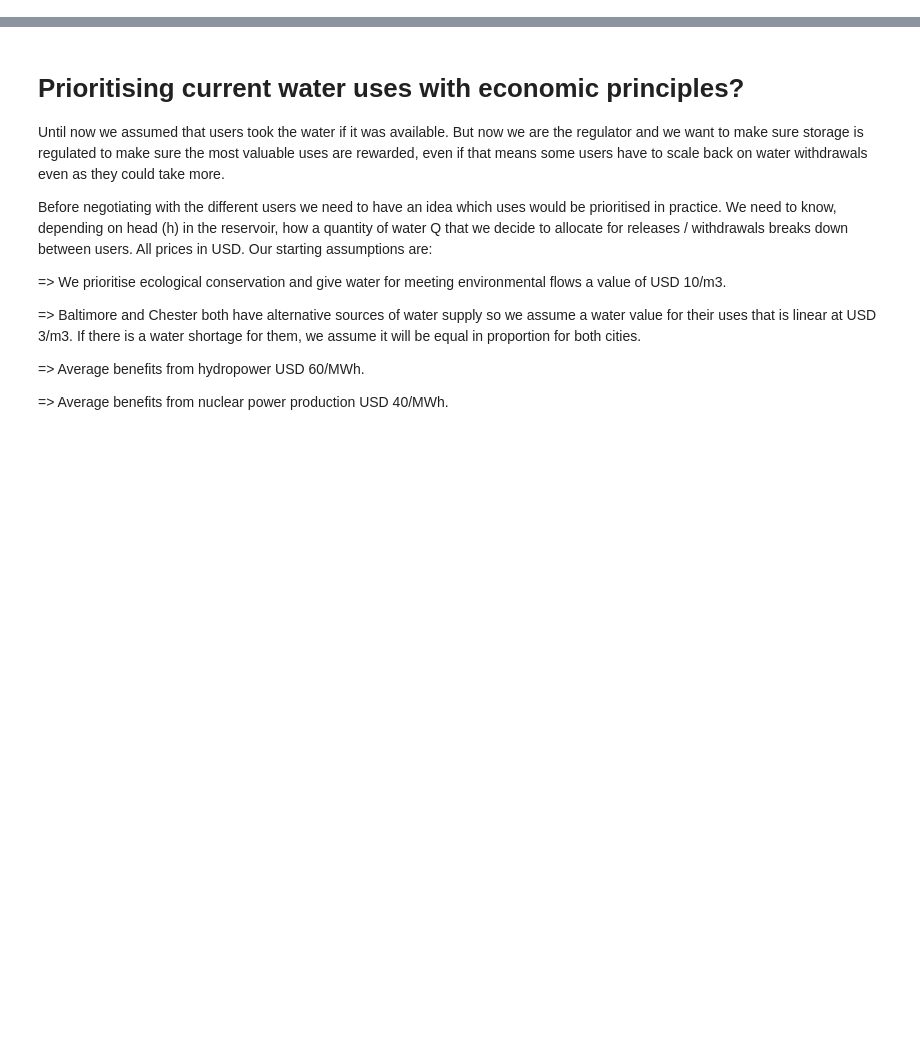
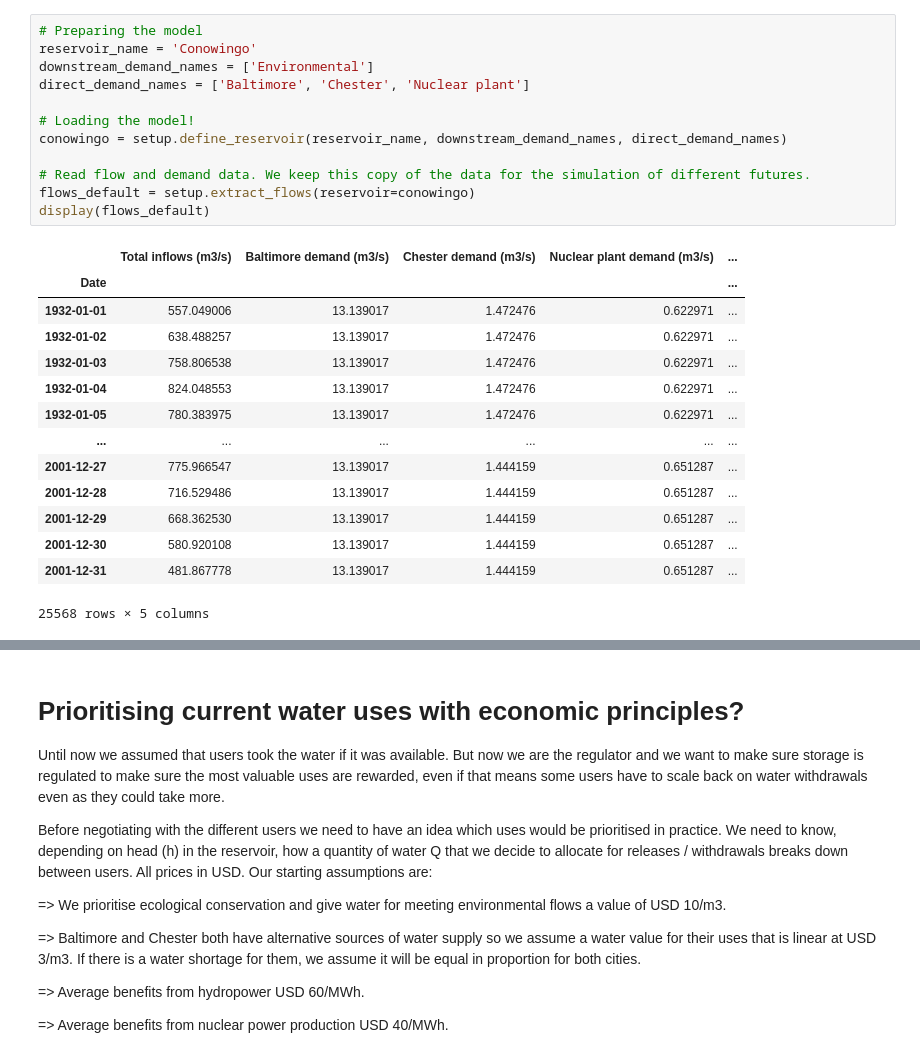
Before and after one commit to charlesrouge/civx782, a Jupyter notebook: tutorials/4-Measuring_performance.ipynb, the cells around one changed output, grey strips where cells are left out. Drawn from its saved outputs; the diff is of its cells as text; blank space fills up the shorter version.

```diff
--- a/tutorials/4-Measuring_performance.ipynb
+++ b/tutorials/4-Measuring_performance.ipynb
@@ -222,0 +15,27 @@ Which objectives do you feel the chosen operating policy favours? Why?
+# %%
+# Preparing the model
+reservoir_name = 'Conowingo'
+downstream_demand_names = ['Environmental']
+direct_demand_names = ['Baltimore', 'Chester', 'Nuclear plant']
+
+# Loading the model!
+conowingo = setup.define_reservoir(reservoir_name, downstream_demand_names, direct_demand_names)
+
+# Read flow and demand data. We keep this copy of the data for the simulation of different futures.
+flows_default = setup.extract_flows(reservoir=conowingo)
+display(flows_default)
+# %% [output]
+|  | Total inflows (m3/s) | Baltimore demand (m3/s) | Chester demand (m3/s) | Nuclear plant demand (m3/s) | ... |
+| Date |  |  |  |  | ... |
+| 1932-01-01 | 557.049006 | 13.139017 | 1.472476 | 0.622971 | ... |
+| 1932-01-02 | 638.488257 | 13.139017 | 1.472476 | 0.622971 | ... |
+| 1932-01-03 | 758.806538 | 13.139017 | 1.472476 | 0.622971 | ... |
+| 1932-01-04 | 824.048553 | 13.139017 | 1.472476 | 0.622971 | ... |
+| 1932-01-05 | 780.383975 | 13.139017 | 1.472476 | 0.622971 | ... |
+| ... | ... | ... | ... | ... | ... |
+| 2001-12-27 | 775.966547 | 13.139017 | 1.444159 | 0.651287 | ... |
+| 2001-12-28 | 716.529486 | 13.139017 | 1.444159 | 0.651287 | ... |
+| 2001-12-29 | 668.362530 | 13.139017 | 1.444159 | 0.651287 | ... |
+| 2001-12-30 | 580.920108 | 13.139017 | 1.444159 | 0.651287 | ... |
+| 2001-12-31 | 481.867778 | 13.139017 | 1.444159 | 0.651287 | ... |
+25568 rows × 5 columns
```
Also changed, not shown: parts of 46 cells of this notebook, 2 other files.
